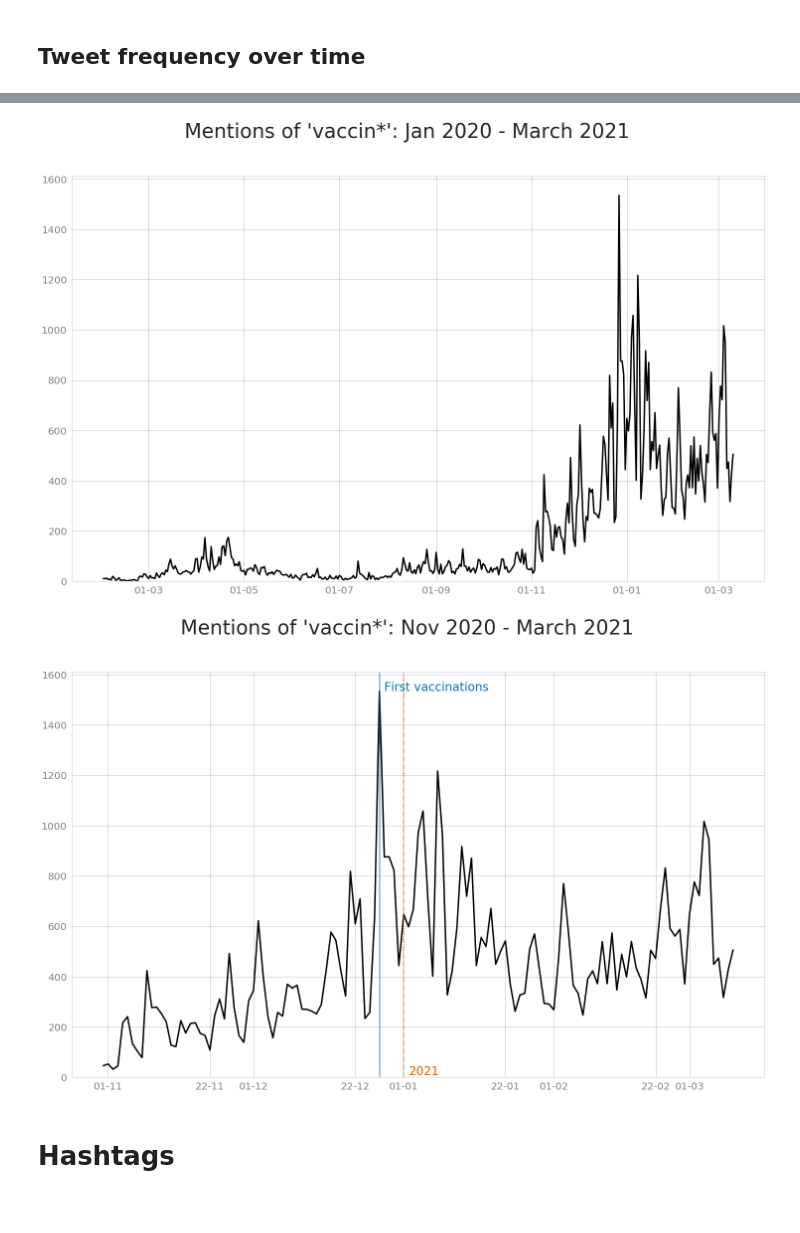
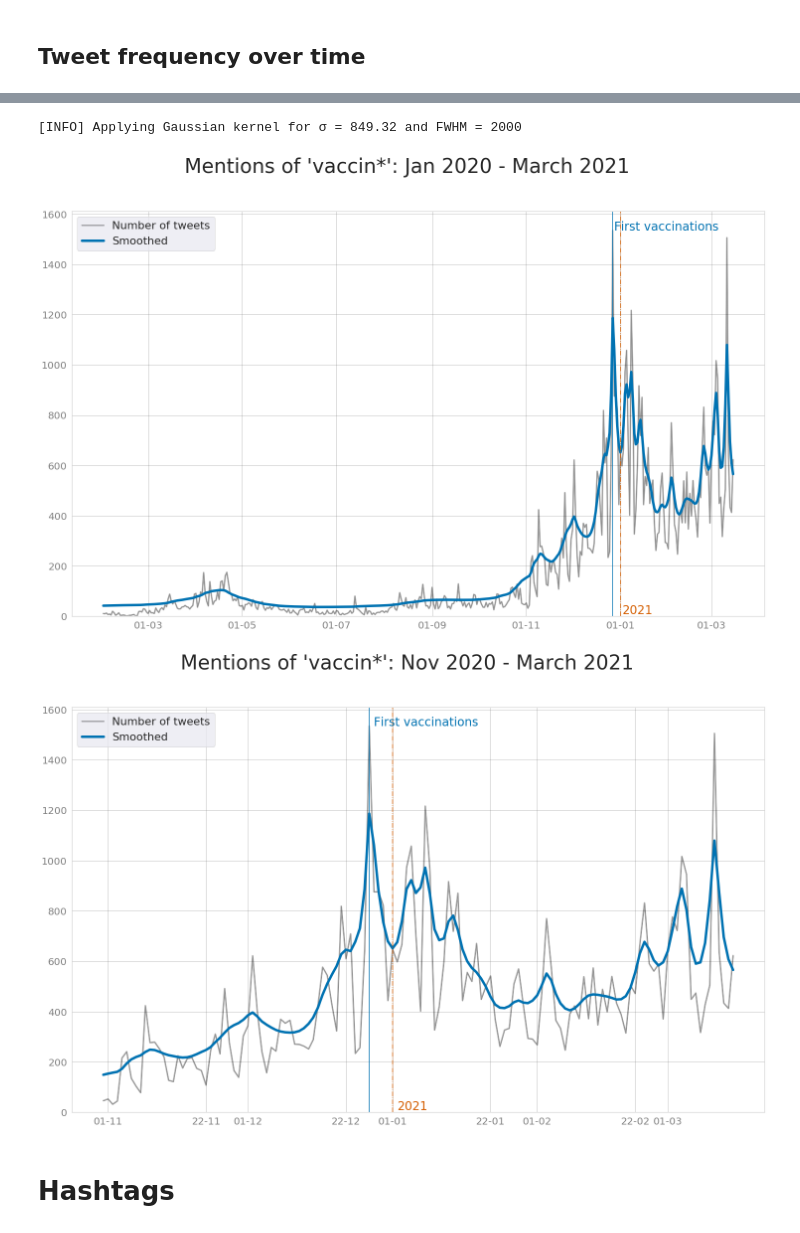
Before and after one commit to centre-for-humanities-computing/hope-vaccines-twitter, a Jupyter notebook: explore_and_visualize.ipynb, the cells around one changed output, grey strips where cells are left out. Cells and saved outputs as stored; diff of their text form; code cells hidden in the pictures.

Commit message:
gaussian smooth, better img res for legend

```diff
--- a/explore_and_visualize.ipynb
+++ b/explore_and_visualize.ipynb
@@ -54,3 +79,7 @@ freq_df['date_ordinal'] = pd.to_datetime(freq_df['date']).apply(lambda date: dat
+# %%
+freq_df["smooth"] = gaussian_kernel(freq_df["nr_of_tweets"], sigma = 1, fwhm = 2000)
+# %% [output]
+[INFO] Applying Gaussian kernel for σ = 849.32 and FWHM = 2000
 # %%
 matplotlib.rc('ytick', labelsize=20)
 matplotlib.rc('xtick', labelsize=20)
@@ -65,16 +94,15 @@ palette = ["#000000", "#E69F00", "#56B4E9", "#009E73", "#F0E442", "#0072B2", "#D
 fig, (ax1) = plt.subplots(1,1, figsize=a4_dims)
 sns.set(font_scale = 2)
 ax1 = sns.lineplot(x="date", y="nr_of_tweets",
-                  palette = palette[0],
+                  color = palette[0],
+                   alpha = 0.30,
+                   label = "Number of tweets",
                      linewidth = 3, data = freq_df)
-#ax1 = sns.regplot(
-#    data=freq_df,
-#    x='date_ordinal',
-#    y='nr_of_tweets',
-#    color = palette[3],
-#    ci=False
-#    #y_jitter=.5
-#)
+
+ax1 = sns.lineplot(x="date", y="smooth",
+                  color = palette[5],
+                   label = "Smoothed",
+                     linewidth = 5, data = freq_df)
 
 
 ax1.set(xlabel="", ylabel = "")
@@ -83,6 +111,17 @@ ax1.yaxis.get_label().set_fontsize(40)
 
 ax1.grid(color='grey', linestyle='-', linewidth=0.5, which= "both")
 
+plt.axvline(dt.datetime(2021, 1, 1), color=palette[6], linestyle = "dashdot")
+plt.text(x = dt.datetime(2021, 1, 2), # x-coordinate position of data label, adjusted to be 3 right of the data point
+ y = 10,#freq_df[freq_df["date"] == "2021-01-02"]["nr_of_tweets"].reset_index(drop=True)[0], # y-coordinate position of data label, to take max height
+ s = '2021', # data label
+ color = palette[6])
+
+plt.axvline(dt.datetime(2020, 12, 27), color=palette[5])
+plt.text(x = dt.datetime(2020, 12, 28), # x-coordinate position of data label, adjusted to be 3 right of the data point
+ y = freq_df[freq_df["date"] == "2020-12-27"]["nr_of_tweets"].reset_index(drop=True)[0], # y-coordinate position of data label, to take max height
+ s = 'First vaccinations', # data label
+ color = palette[5])
 
 # Define the date format
 ax1.xaxis_date()
@@ -100,12 +139,12 @@ fig.savefig(plot_name)
 
 fig.show()
 # %% [output]
-[figure, old version]
+[figure, new version]
 # %%
 # Now from 1.11 - March
 freq_df["date"] = pd.to_datetime(df["date"])#, utc=True).dt.strftime('%Y-%m-%d')
 mask = (freq_df['date'] > '2020-10-30') & (freq_df['date'] <= '2021-04-01')
-freq_df = freq_df.loc[mask]
+wfreq_df = freq_df.loc[mask]
 # %%
 matplotlib.rc('ytick', labelsize=20)
 matplotlib.rc('xtick', labelsize=20)
@@ -119,17 +158,18 @@ palette = ["#000000", "#E69F00", "#56B4E9", "#009E73", "#F0E442", "#0072B2", "#D
 
 fig, (ax1) = plt.subplots(1,1, figsize=a4_dims)
 sns.set(font_scale = 2)
+
+
 ax1 = sns.lineplot(x="date", y="nr_of_tweets",
-                  palette = palette[0],
-                     linewidth = 3, data = freq_df)
-#ax1 = sns.regplot(
-#    data=freq_df,
-#    x='date_ordinal',
-#    y='nr_of_tweets',
-#    color = palette[3],
-#    ci=False
-    #y_jitter=.5
-#)
+                  color = palette[0],
+                   alpha = 0.30,
+                   label = "Number of tweets",
+                     linewidth = 3, data = wfreq_df)
+
+ax1 = sns.lineplot(x="date", y="smooth",
+                  color = palette[5],
+                   label = "Smoothed",
+                     linewidth = 5, data = wfreq_df)
 
 
 ax1.set(xlabel="", ylabel = "")
@@ -157,34 +197,34 @@ plt.text(x = dt.datetime(2020, 12, 28), # x-coordinate position of data label, a
 # color = palette[5])
 
 #plt.axvline(dt.datetime(2021, 1, 18), color=palette[5])
 #plt.text(x = dt.datetime(2021, 1, 19), # x-coordinate position of data label, adjusted to be 3 right of the data point
 # y = freq_df[freq_df["date"] == "2021-01-18"]["nr_of_tweets"].reset_index(drop=True)[0], # y-coordinate position of data label, to take max height
 # s = 'Vaccine supply delays delay vaccination', # data label
 # color = palette[5])
 
 #plt.axvline(dt.datetime(2021, 1, 13), color=palette[5])
 #plt.text(x = dt.datetime(2021, 1, 14), # x-coordinate position of data label, adjusted to be 3 right of the data point
 # y = freq_df[freq_df["date"] == "2021-01-13"]["nr_of_tweets"].reset_index(drop=True)[0], # y-coordinate position of data label, to take max height
 # s = 'Lockdown extended', # data label
 # color = palette[5])
 
 # Define the date format
 ax1.xaxis_date()
 date_form = mdates.DateFormatter("%d-%m")
 ax1.xaxis.set_major_formatter(date_form)
 
 ax1.set(ylim=(0, None))
 fig.suptitle("Mentions of 'vaccin*': Nov 2020 - March 2021", size = "40")
 #ax1.set_title('Level 1', fontsize=30)
 
 #ax1.legend_.remove()
 
 plot_name = "fig/all_vaccin_mentions_winter.png"
 fig.savefig(plot_name)
 
 fig.show()
 # %% [output]
-[figure, old version]
+[figure, new version]
 # %% [markdown]
 # Hashtags
 # %%
```
Also changed, not shown: parts of 8 cells of this notebook, 7 other files.
